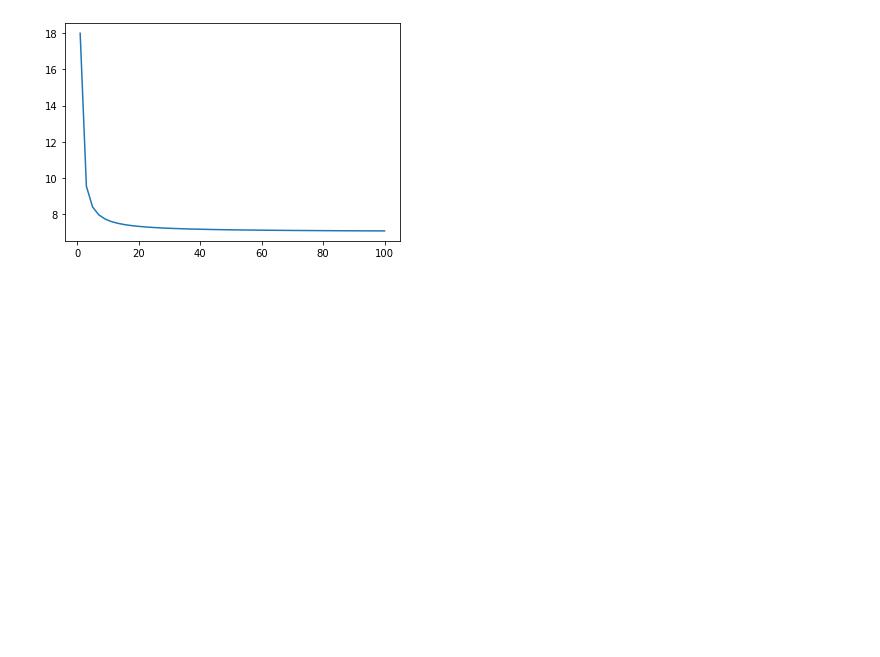
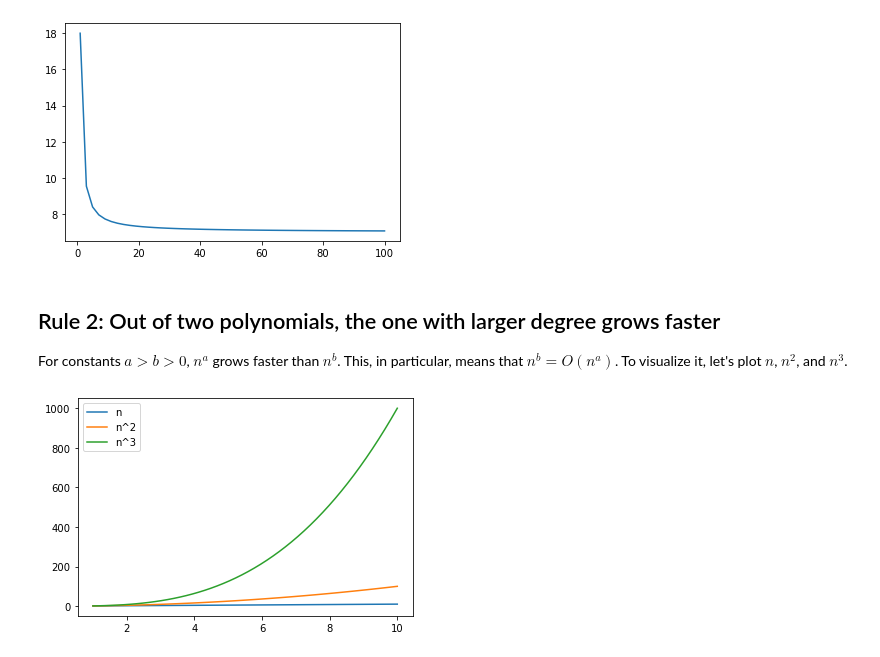
Before and after one commit to AayushTyagi1/Analyzing-Big-O-Notation, a Jupyter notebook: Analyzing Big-O Notation.ipynb, the cells around one changed output. Saved outputs shown, nothing was run; the diff lists cells and outputs as text; code cells hidden in the pictures; blank space fills up the shorter version.

Commit message:
plots

```diff
--- a/Analyzing Big-O Notation.ipynb
+++ b/Analyzing Big-O Notation.ipynb
@@ -93,0 +90,13 @@ For constants $a > b > 0$, $n^a$ grows faster than $n^b$. This, in particular, m
+# %% [markdown]
+## Rule 2: Out of two polynomials, the one with larger degree grows faster
+
+For constants $a > b > 0$, $n^a$ grows faster than $n^b$. This, in particular, means that $n^b=O(n^a)$. To visualize it, let's plot $n$, $n^2$, and $n^3$.
+# %%
+n = np.linspace(1, 10)
+plt.plot(n, n, label="n")
+plt.plot(n, n * n, label="n^2")
+plt.plot(n, n * n * n, label="n^3")
+plt.legend(loc='upper left')
+plt.show()
+# %% [output]
+[figure, added]
```
Also changed, not shown: parts of 4 cells of this notebook.
